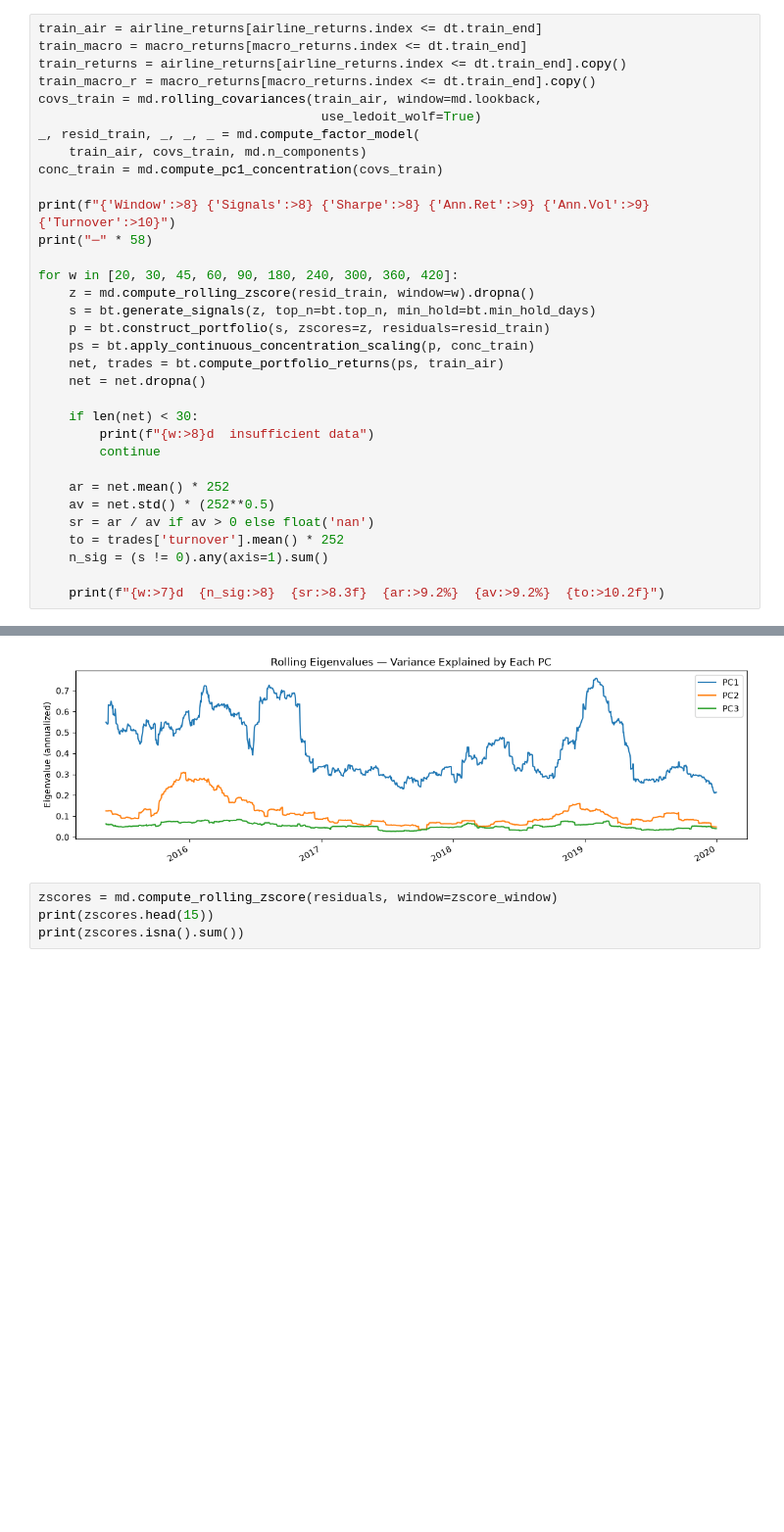
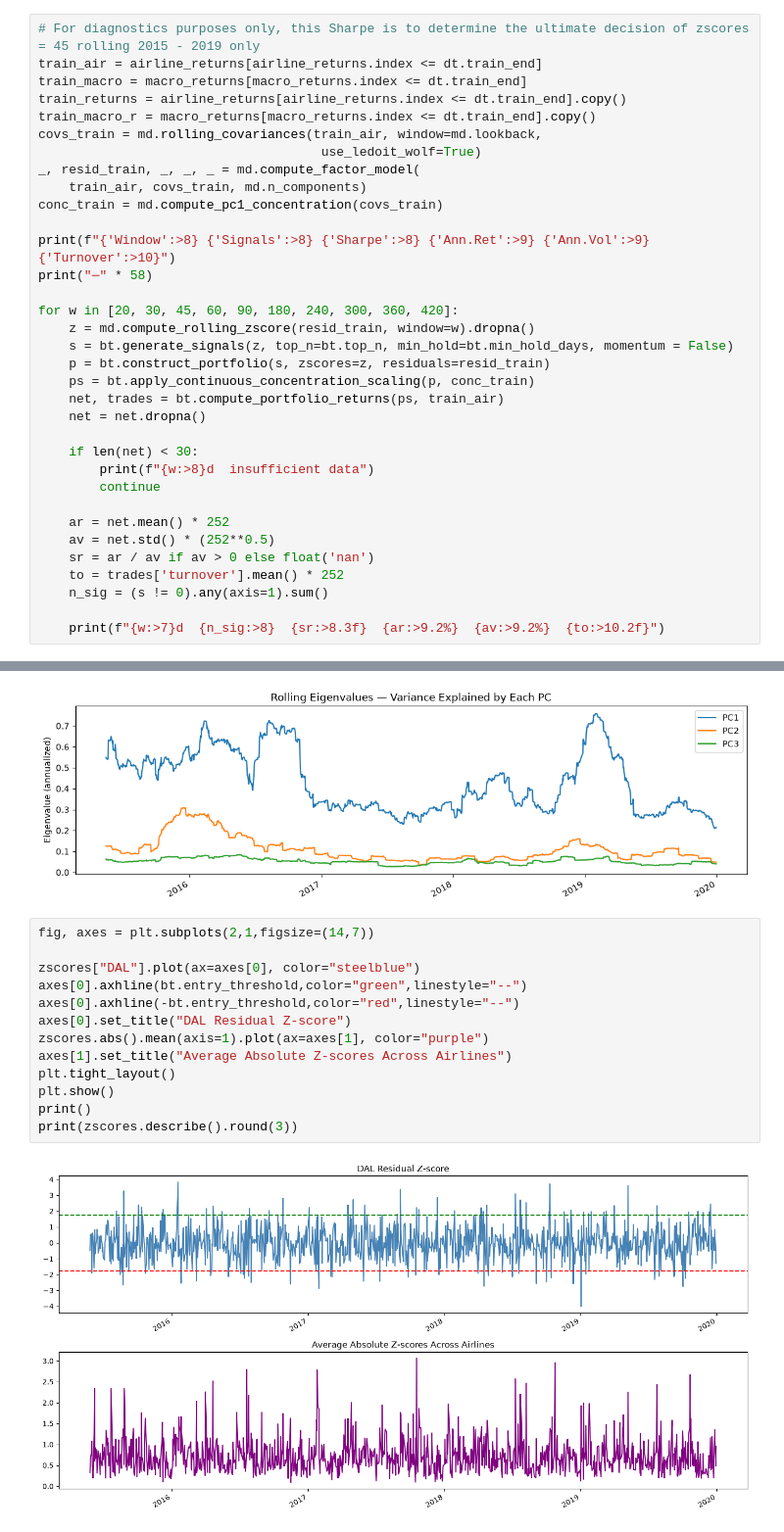
Before and after one commit to japeshwar/US-Transportation-Residual-StatArb, a Jupyter notebook: Notebooks/02_Models.ipynb, the cells around one changed output, grey strips where cells are left out. Shown at 98% size. Drawn from its saved outputs; the diff is of its cells as text; blank space fills up the shorter version.

```diff
--- a/Notebooks/02_Models.ipynb
+++ b/Notebooks/02_Models.ipynb
@@ -171,6 +125,7 @@ plt.show
 <function matplotlib.pyplot.show(close=None, block=None)>
 [figure]
 # %%
+# For diagnostics purposes only, this Sharpe is to determine the ultimate decision of zscores = 45 rolling 2015 - 2019 only
 train_air = airline_returns[airline_returns.index <= dt.train_end]
 train_macro = macro_returns[macro_returns.index <= dt.train_end]
 train_returns = airline_returns[airline_returns.index <= dt.train_end].copy()
@@ -186,7 +141,7 @@ print("─" * 58)
 
 for w in [20, 30, 45, 60, 90, 180, 240, 300, 360, 420]:
     z = md.compute_rolling_zscore(resid_train, window=w).dropna()
-    s = bt.generate_signals(z, top_n=bt.top_n, min_hold=bt.min_hold_days)
+    s = bt.generate_signals(z, top_n=bt.top_n, min_hold=bt.min_hold_days, momentum = False)
     p = bt.construct_portfolio(s, zscores=z, residuals=resid_train)
     ps = bt.apply_continuous_concentration_scaling(p, conc_train)
     net, trades = bt.compute_portfolio_returns(ps, train_air)
@@ -257,7 +212,17 @@ plt.show()
 # %% [output]
 [figure]
 # %%
-zscores = md.compute_rolling_zscore(residuals, window=zscore_window)
-print(zscores.head(15))
-print(zscores.isna().sum())
+fig, axes = plt.subplots(2,1,figsize=(14,7))
+
+zscores["DAL"].plot(ax=axes[0], color="steelblue")
+axes[0].axhline(bt.entry_threshold,color="green",linestyle="--")
+axes[0].axhline(-bt.entry_threshold,color="red",linestyle="--")
+axes[0].set_title("DAL Residual Z-score")
+zscores.abs().mean(axis=1).plot(ax=axes[1], color="purple")
+axes[1].set_title("Average Absolute Z-scores Across Airlines")
+plt.tight_layout()
+plt.show()
+print()
+print(zscores.describe().round(3))
 # %% [output]
+[figure, added]
```
Also changed, not shown: parts of 5 cells of this notebook, 13 other files.
